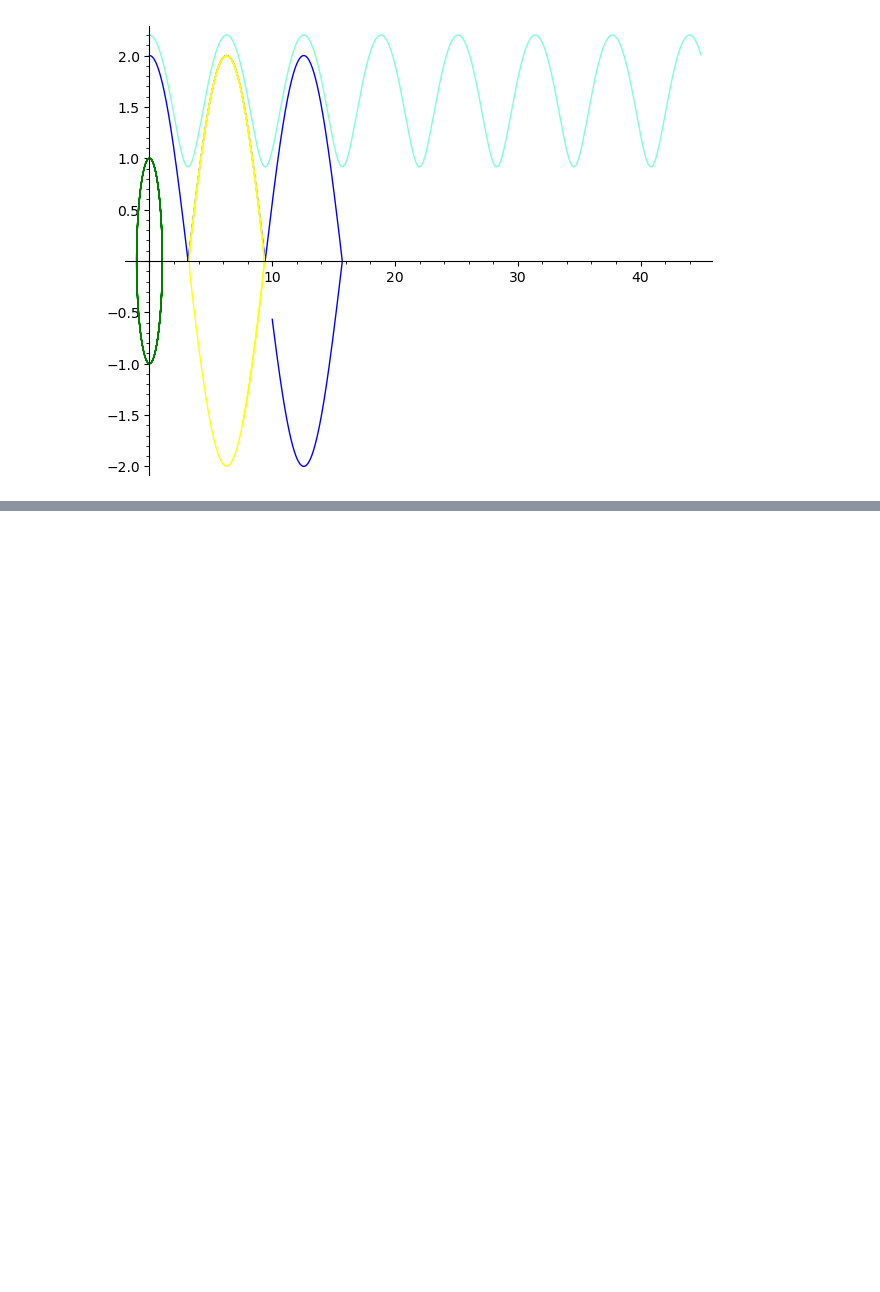
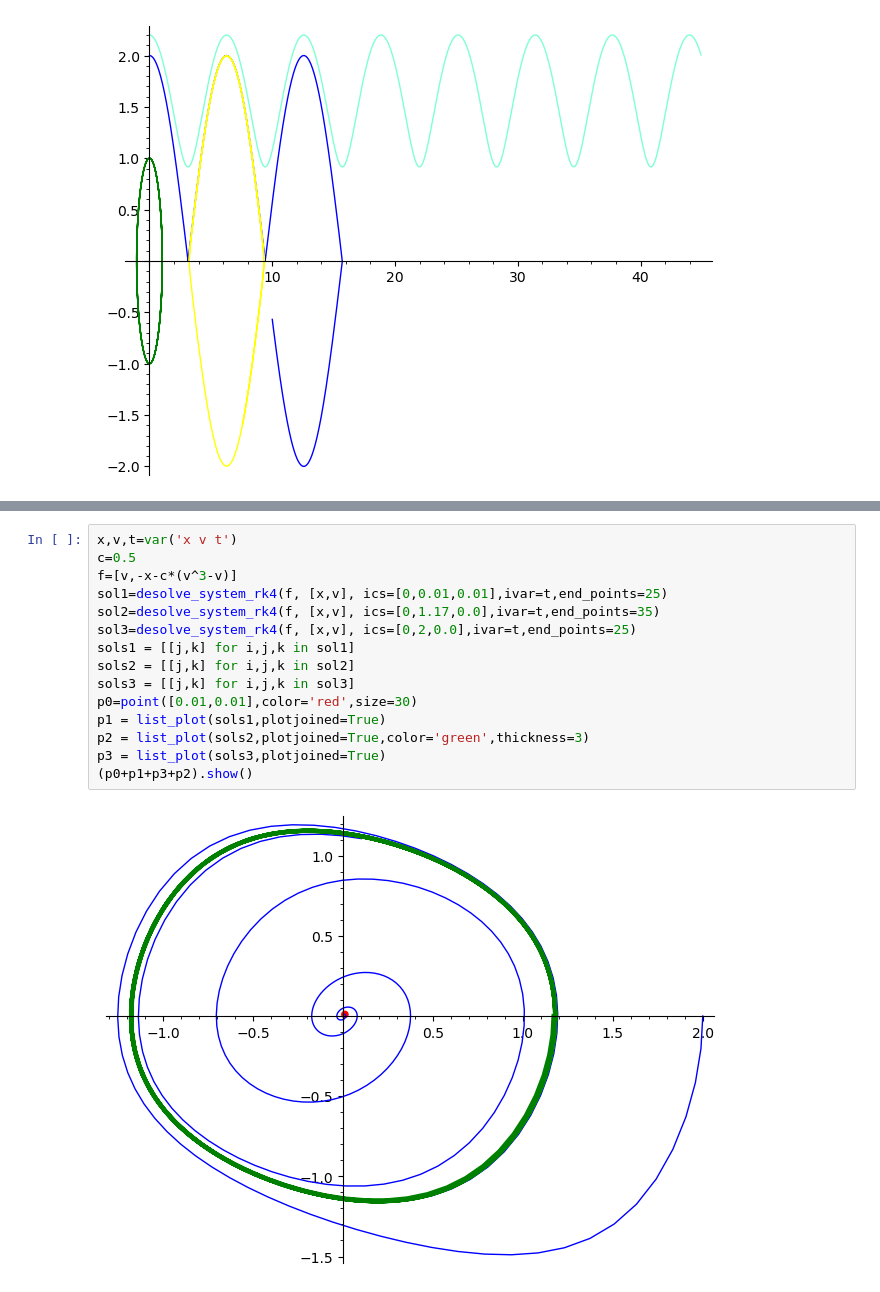
Before and after one commit to adhalanay/curs-ecologie, a Jupyter notebook: Cursul10.ipynb, the cells around one changed output, grey strips where cells are left out. Drawn from its saved outputs; the diff is of its cells as text; blank space fills up the shorter version.

```diff
--- a/Cursul10.ipynb
+++ b/Cursul10.ipynb
@@ -360,0 +409,17 @@ p5=line(zip(sol4[:,0],sol4[:,1]),color='yellow')
+# %%
+x,v,t=var('x v t')
+c=0.5
+f=[v,-x-c*(v^3-v)]
+sol1=desolve_system_rk4(f, [x,v], ics=[0,0.01,0.01],ivar=t,end_points=25)
+sol2=desolve_system_rk4(f, [x,v], ics=[0,1.17,0.0],ivar=t,end_points=35)
+sol3=desolve_system_rk4(f, [x,v], ics=[0,2,0.0],ivar=t,end_points=25)
+sols1 = [[j,k] for i,j,k in sol1]
+sols2 = [[j,k] for i,j,k in sol2]
+sols3 = [[j,k] for i,j,k in sol3]
+p0=point([0.01,0.01],color='red',size=30)
+p1 = list_plot(sols1,plotjoined=True)
+p2 = list_plot(sols2,plotjoined=True,color='green',thickness=3)
+p3 = list_plot(sols3,plotjoined=True)
+(p0+p1+p3+p2).show()
+# %% [output]
+[figure, added]
```
Also changed, not shown: parts of 13 cells of this notebook, 2 other files.
